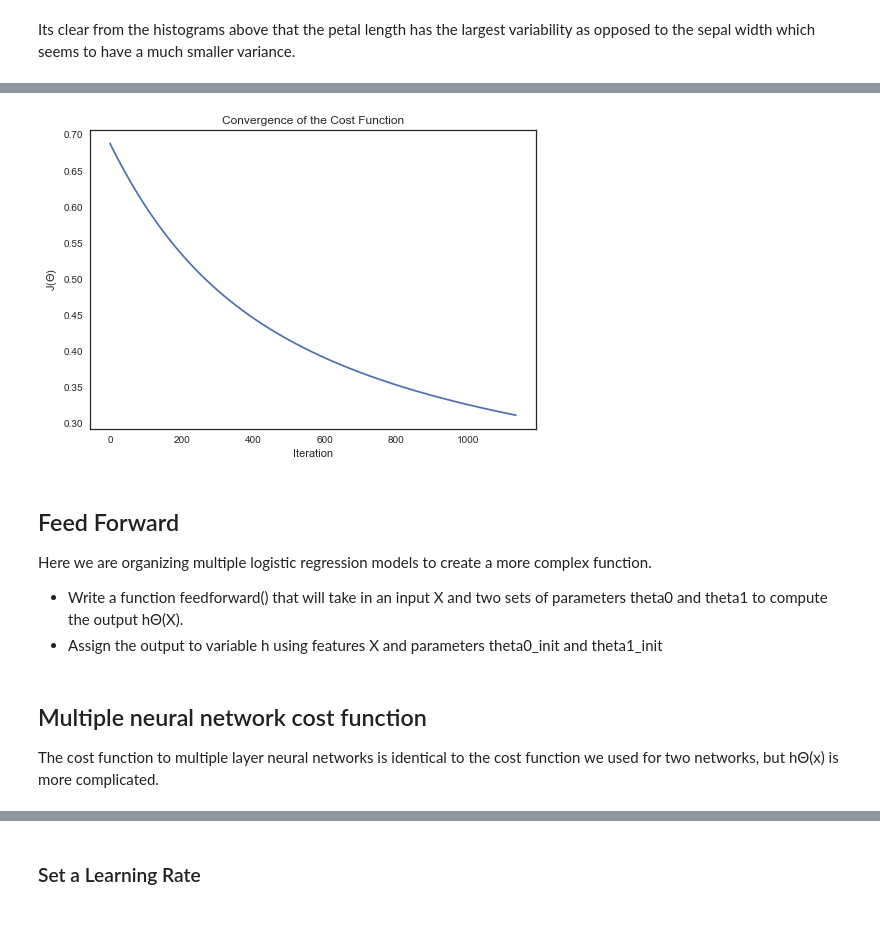
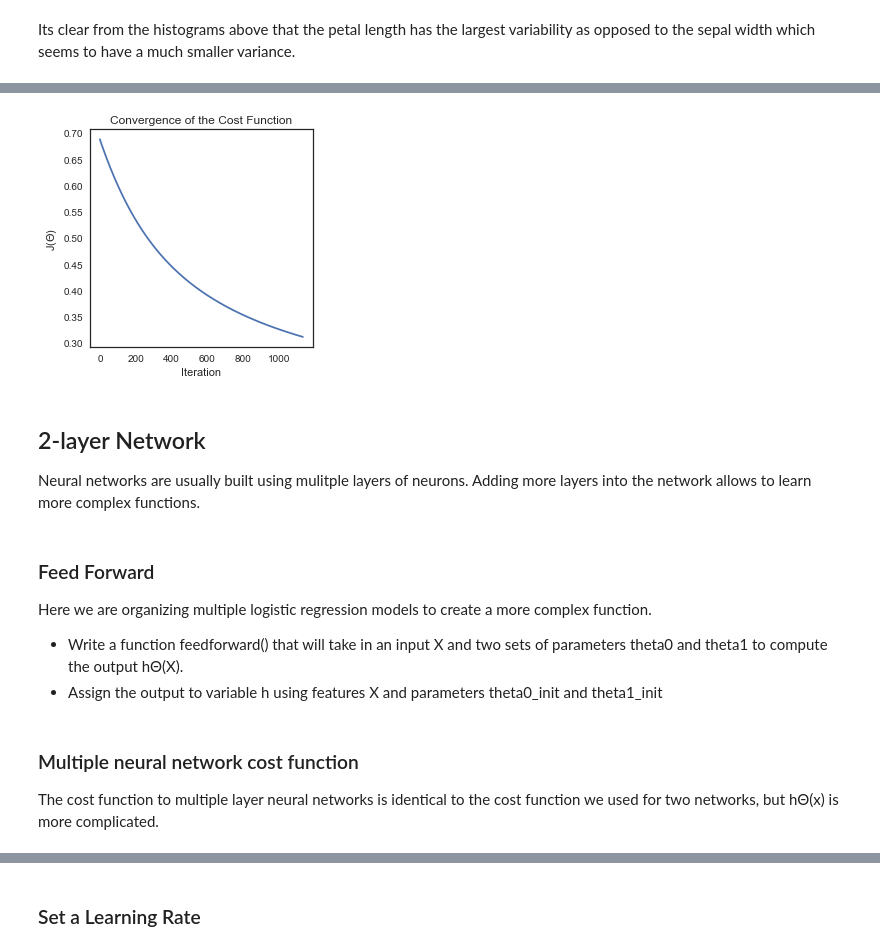
Before and after one commit to SuruchiFialoke-zz/MachineLearning, a Jupyter notebook: Iris_UnsupervisedML/Iris_NeuralNets.ipynb, the cells around one changed output, grey strips where cells are left out. Saved outputs shown, nothing was run; the diff lists cells and outputs as text; code cells hidden in the pictures; blank space fills up the shorter version.

```diff
--- a/Iris_UnsupervisedML/Iris_NeuralNets.ipynb
+++ b/Iris_UnsupervisedML/Iris_NeuralNets.ipynb
@@ -175,5 +192,5 @@ plt.show()
 # %%
-## Two layer network ##
+## Gradient descent ##
 theta_init = np.random.normal(0,0.01,size=(5,1))
 
 # set a learning rate
@@ -189,36 +206,40 @@ def learn(X, y, theta, learning_rate, maxepochs, convergence_thres):
     costs = []
     cost = single_cost(X, y, theta)  # compute initial cost
     costprev = cost + convergence_thres + 0.01  # set an inital costprev to past while loop
     counter = 0  # add a counter
     # Loop through until convergence
     for counter in range(maxepochs):
         grads = np.zeros(theta.shape)
         for j, obs in enumerate(X):
             h = sigmoid_activation(obs, theta)   # Compute activation
             delta = (y[j]-h) * h * (1-h) * obs   # Get delta
             grads += delta[:,np.newaxis]/X.shape[0]  # accumulate
 
         # update parameters
         theta += grads * learning_rate
         counter += 1  # count
         costprev = cost  # store prev cost
         cost = single_cost(X, y, theta) # compute new cost
         costs.append(cost)
         if np.abs(costprev-cost) < convergence_thres:
             break
 
+    plt.figure(figsize=(4,4))
     plt.plot(costs)
     plt.title("Convergence of the Cost Function")
     plt.ylabel("J($\Theta$)")
     plt.xlabel("Iteration")
     plt.show()
     return theta
 
 theta = learn(X, y, theta_init, learning_rate, maxepochs, convergence_thres)
 # %% [output]
-[figure, old version]
+[figure, new version]
+# %% [markdown]
+## 2-layer Network
+Neural networks are usually built using mulitple layers of neurons. Adding more layers into the network allows to learn more complex functions.
 # %% [markdown]
-## Feed Forward
+### Feed Forward
 
 Here we are organizing multiple logistic regression models to create a more complex function.
 - Write a function feedforward() that will take in an input X and two sets of parameters theta0 and theta1 to compute the output hΘ(X).
@@ -237,7 +265,7 @@ h = feedforward(X, theta0_init, theta1_init)
 
 #print(h)
 # %% [markdown]
-## Multiple neural network cost function
+### Multiple neural network cost function
 
 The cost function to multiple layer neural networks is identical to the cost function we used for two networks, but hΘ(x) is more complicated.
 # %%
```
Also changed, not shown: parts of 15 cells of this notebook.
